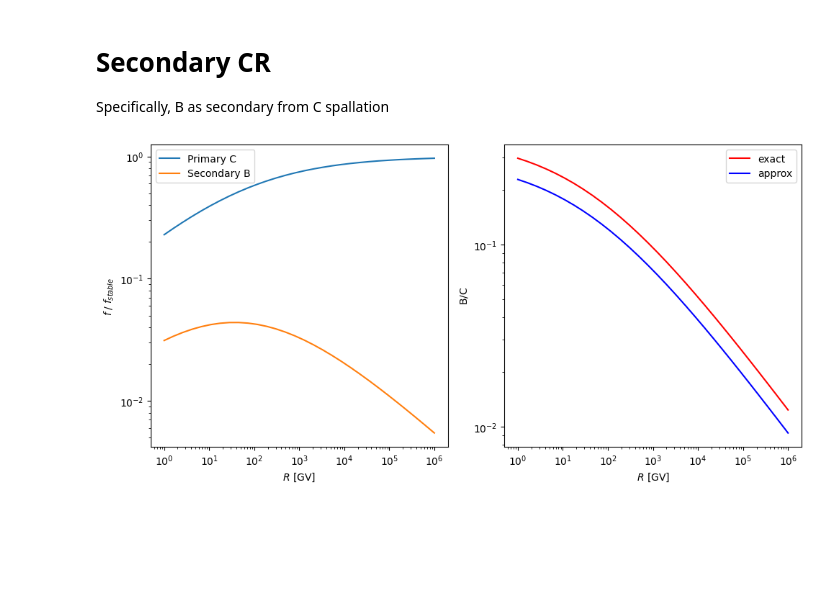
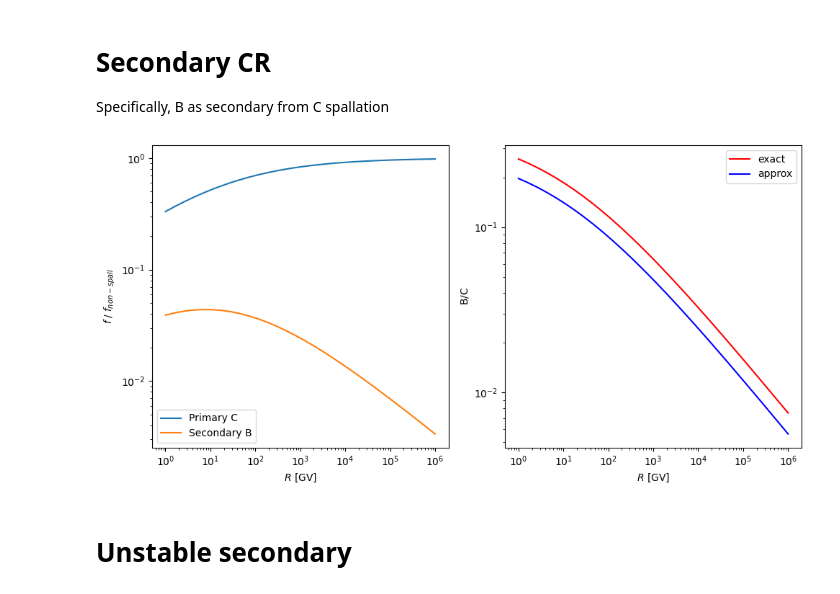
Before and after one commit to nj-vs-vh/gssi-he-th, a Jupyter notebook: Primary and Secondary CRs.ipynb, the cells around one changed output. Saved outputs shown, nothing was run; the diff lists cells and outputs as text; code cells hidden in the pictures; blank space fills up the shorter version.

Commit message:
added unstable CR and CR clock

```diff
--- a/Primary and Secondary CRs.ipynb
+++ b/Primary and Secondary CRs.ipynb
@@ -36,9 +36,9 @@ D0 = 1e28 * u.cm**2 / u.s
 delta = 1 / 3
 D = lambda R: D0 * (R.to(GV).value) ** delta
 
-H = 5 * u.kpc
+H = 3 * u.kpc
 h = 100 * u.pc
-n_d = 1 * u.cm**(-3)
+n_d = 1 * u.cm ** (-3)
 n_avg = n_d * h / H
 
 chi = lambda R: (const.m_p * n_avg * const.c * (H**2) / D(R)).to(u.g / u.cm**2)
@@ -79,7 +90,7 @@ def f_primary(R_grid: u.Quantity[GV], A: int, Z: int) -> u.Quantity[F_UNIT]:
     )
 
 
-def f_stable(R_grid: u.Quantity[GV], Z: int) -> u.Quantity[F_UNIT]:
+def f_primary_nonspallating(R_grid: u.Quantity[GV], Z: int) -> u.Quantity[F_UNIT]:
     E_grid = E(R_grid, Z)
     return (Q(E_grid) / ((2 * D(R_grid) / H))).to(F_UNIT)
 # %%
@@ -90,13 +101,13 @@ R_grid = np.logspace(2, 6, 100) * GV
 for idx, (A, Z, nucl) in enumerate(nuclei):
     ax.loglog(
         R_grid,
-        f_primary(R_grid, A, Z) / f_stable(R_grid, Z),
+        f_primary(R_grid, A, Z) / f_primary_nonspallating(R_grid, Z),
         label=nucl,
         color=cmap(idx / (len(nuclei) - 1)),
     )
 
 cmap = matplotlib.colormaps["turbo"]
-label_axes(ax, "R", "f \\; / \\; f_{stable}")
+label_axes(ax, "R", "f \\; / \\; f_{non-spallating}")
 ax.legend()
 plt.show()
 # %% [output]
@@ -119,44 +130,44 @@ def f_secondary(
 ) -> u.Quantity[F_UNIT]:
     jacobian = A_parent / A
     E_grid = E(R_grid, Z)
-    R_grid_parent = (
-        jacobian * E_grid / (Z_parent * const.e.gauss * const.c)
-    ).to(GV)
+    R_grid_parent = (jacobian * E_grid / (Z_parent * const.e.gauss * const.c)).to(GV)
+    f_primary_shifted = f_primary(R_grid_parent, A=A_parent, Z=Z_parent) * jacobian**3
     # print(E_grid)
     return (
-        (chi(R_grid) / (chi_crit(A_parent) / K))
-        / (1 + chi(R_grid) / chi_crit(A))
-        * f_primary(R_grid_parent, A=A_parent, Z=Z_parent)
-        * jacobian**3
+        (1 / (chi_crit(A_parent) / K))
+        / (1 / chi(R_grid) + 1 / chi_crit(A))
+        * f_primary_shifted
     ).to(F_UNIT)
 # %%
 fig, axes = plt.subplots(figsize=(10, 5), ncols=2)
 ax = axes[0]
 ax2 = axes[1]
 
 R_grid = np.logspace(0, 6, 30) * GV
 
 A_C = 12
 Z_C = 6
 A_B = 11
 Z_B = 5
 
 C = f_primary(R_grid, A_C, Z_C)
-ax.loglog(R_grid, C / f_stable(R_grid, Z=Z_C), label="Primary C")
+ax.loglog(R_grid, C / f_primary_nonspallating(R_grid, Z=Z_C), label="Primary C")
 B = f_secondary(R_grid, A=A_B, Z=Z_B, A_parent=A_C, Z_parent=Z_C, K=K_C2B)
-ax.loglog(R_grid, B / f_stable(R_grid, Z=Z_B), label="Secondary B")
-label_axes(ax, "R", "f \\; / \\; f_{stable}")
+ax.loglog(R_grid, B / f_primary_nonspallating(R_grid, Z=Z_B), label="Secondary B")
+label_axes(ax, "R", "f \\; / \\; f_{non-spall}")
 
 ax2.loglog(R_grid, B / C, label="exact", color="r")
 B_over_C_approx = (chi(R_grid) / (chi_crit(A_C) / K_C2B)) / (
     1 + chi(R_grid) / chi_crit(A_B)
 )
 ax2.loglog(R_grid, B_over_C_approx, label="approx", color="b")
 ax2.legend()
 label_axes(ax2, "R", "\\mathrm{B / C}")
 
 ax.legend()
 plt.tight_layout()
 plt.show()
 # %% [output]
-[figure, old version]
+[figure, new version]
+# %% [markdown]
+# Unstable secondary
```
Also changed, not shown: parts of 5 cells of this notebook.
